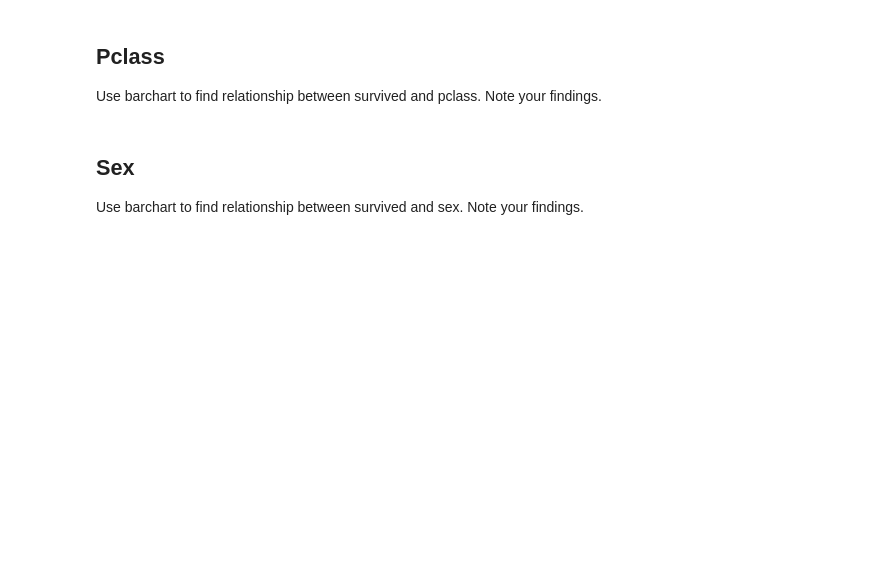
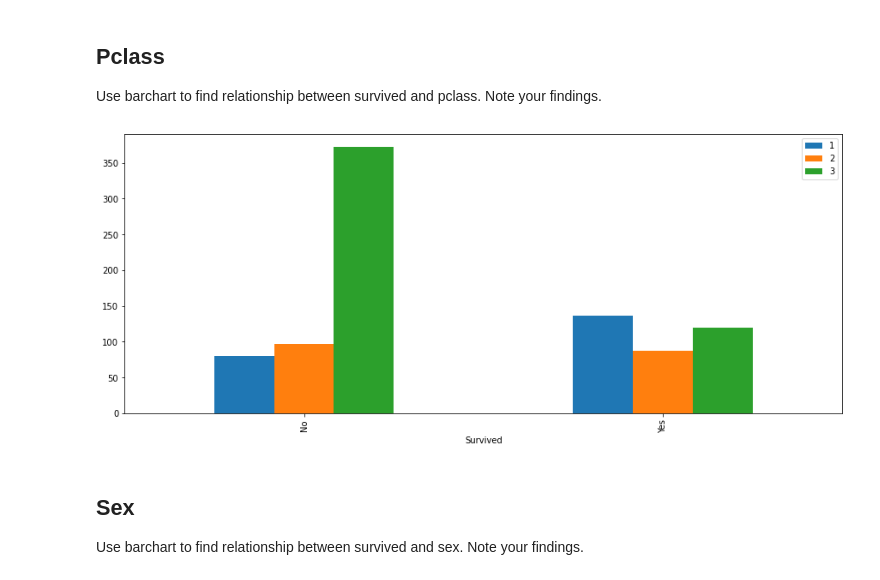
Before and after one commit to reediredale/institute-of-data, a Jupyter notebook: Module 2/Lab 2.2.1.ipynb, the cells around one changed output. Cells and saved outputs as stored; diff of their text form; code cells hidden in the pictures; blank space fills up the shorter version.

```diff
--- a/Module 2/Lab 2.2.1.ipynb
+++ b/Module 2/Lab 2.2.1.ipynb
@@ -262,6 +299,9 @@ def bar_charts(df, feature):
 Use barchart to find relationship between survived and pclass.  Note your findings.
 # %%
 # ANSWER
+bar_charts(titanic, titanic.Pclass)
+# %% [output]
+[figure, added]
 # %% [markdown]
 ## Sex
 
```
Also changed, not shown: parts of 27 cells of this notebook.
